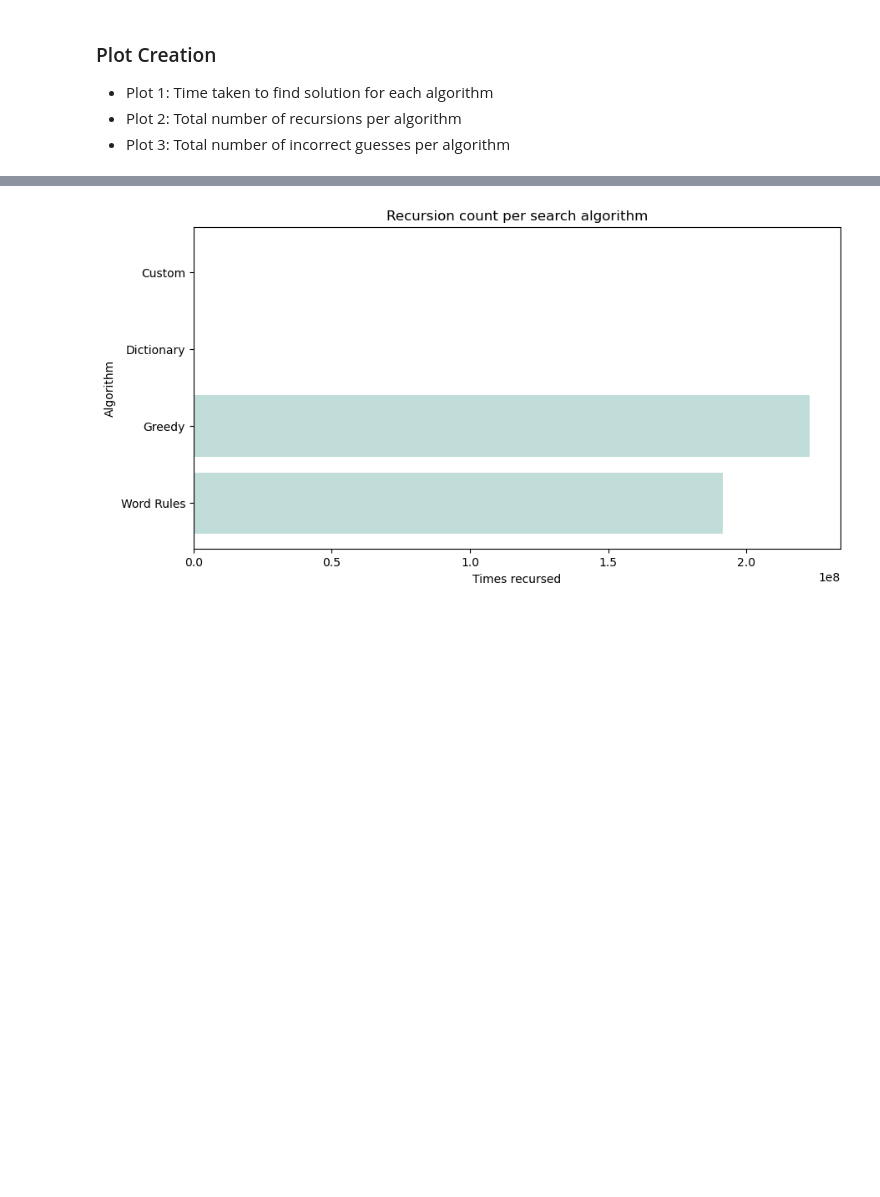
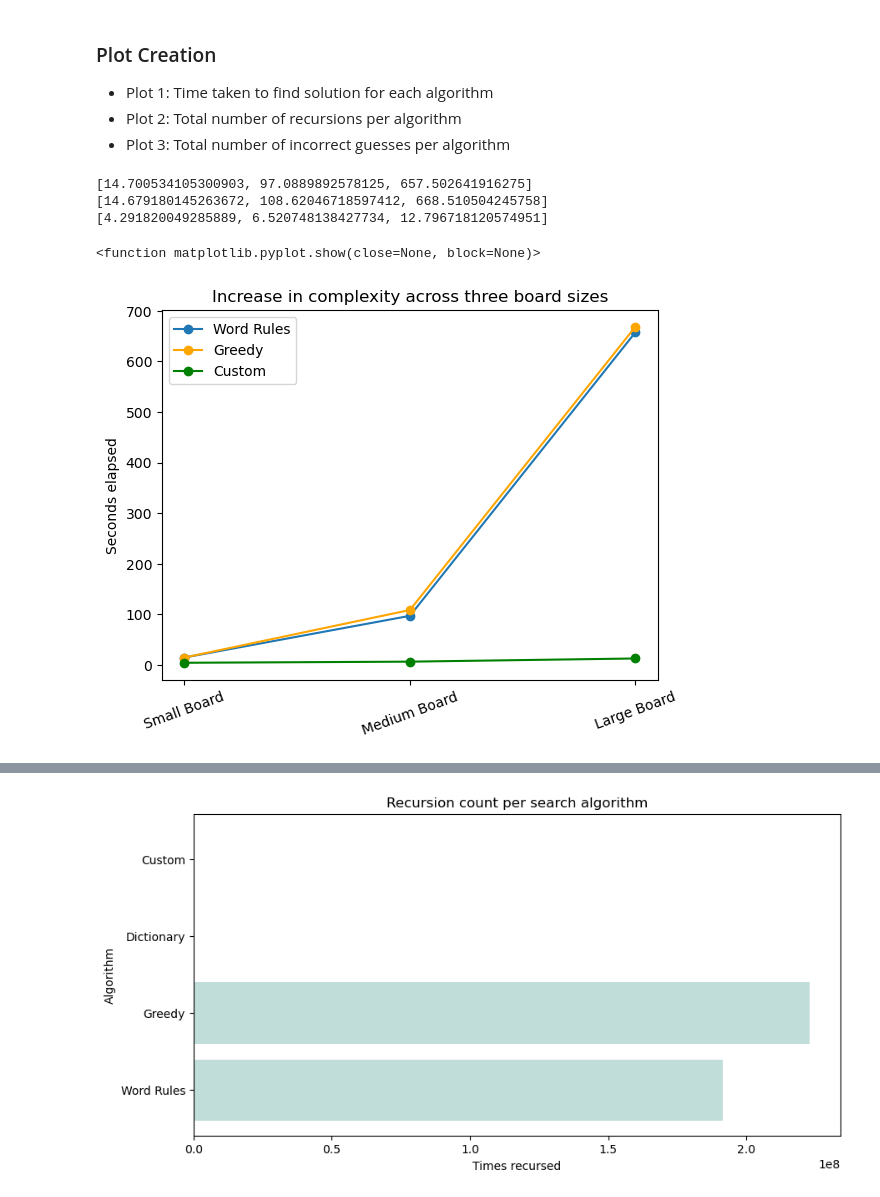
Before and after one commit to egbowen/strands, a Jupyter notebook: plots.ipynb, the cells around one changed output, grey strips where cells are left out. Cells and saved outputs as stored; diff of their text form; code cells hidden in the pictures; blank space fills up the shorter version.

```diff
--- a/plots.ipynb
+++ b/plots.ipynb
@@ -28,5 +34,30 @@ _________________________
 - Plot 1: Time taken to find solution for each algorithm
 - Plot 2: Total number of recursions per algorithm
 - Plot 3: Total number of incorrect guesses per algorithm
+# %%
+labels = ["Word Rules", "Greedy", "Custom"]
+word_rules_vals = [test_small.wordy_time, test_med.wordy_time, test_large.wordy_time]
+greedy_vals = [test_small.greedy_time, test_med.greedy_time, test_large.greedy_time]
+custom_vals = [test_small.custom_time, test_med.custom_time, test_large.custom_time]
+x = [1, 2, 3]
+
+print(word_rules_vals)
+print(greedy_vals)
+print(custom_vals)
+
+plt.plot(x, word_rules_vals, label="Word Rules", marker='o')
+plt.plot(x, greedy_vals, label="Greedy", marker='o', color='orange')
+plt.plot(x, custom_vals, label="Custom", marker='o', color='green')
+plt.xticks([1, 2, 3], ['Small Board', 'Medium Board', 'Large Board'], rotation=20)
+plt.legend()
+plt.ylabel("Seconds elapsed")
+plt.title("Increase in complexity across three board sizes")
+plt.show
+# %% [output]
+[14.700534105300903, 97.0889892578125, 657.502641916275]
+[14.679180145263672, 108.62046718597412, 668.510504245758]
+[4.291820049285889, 6.520748138427734, 12.796718120574951]
+<function matplotlib.pyplot.show(close=None, block=None)>
+[figure, added]
 # %%
 labels = ["Word Rules", "Greedy", "Dictionary", "Custom"]
```
Also changed, not shown: parts of 6 cells of this notebook, 3 other files.
